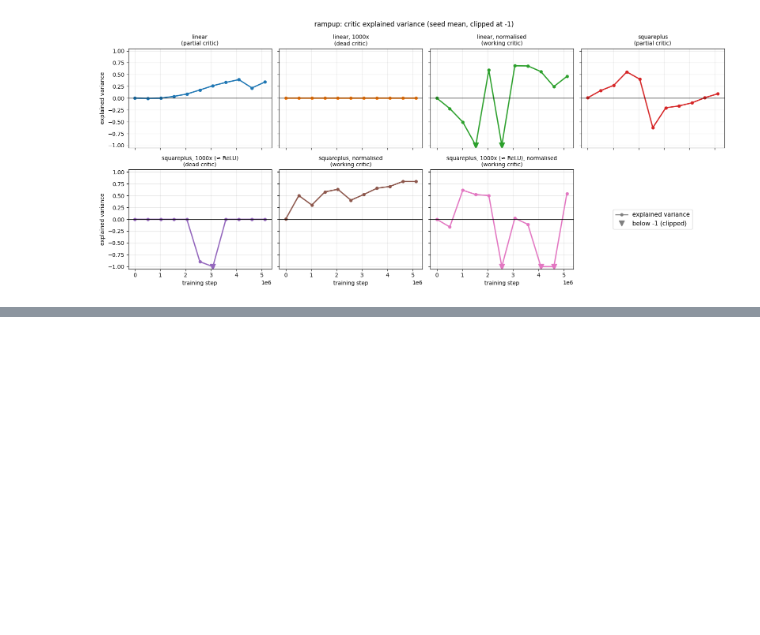
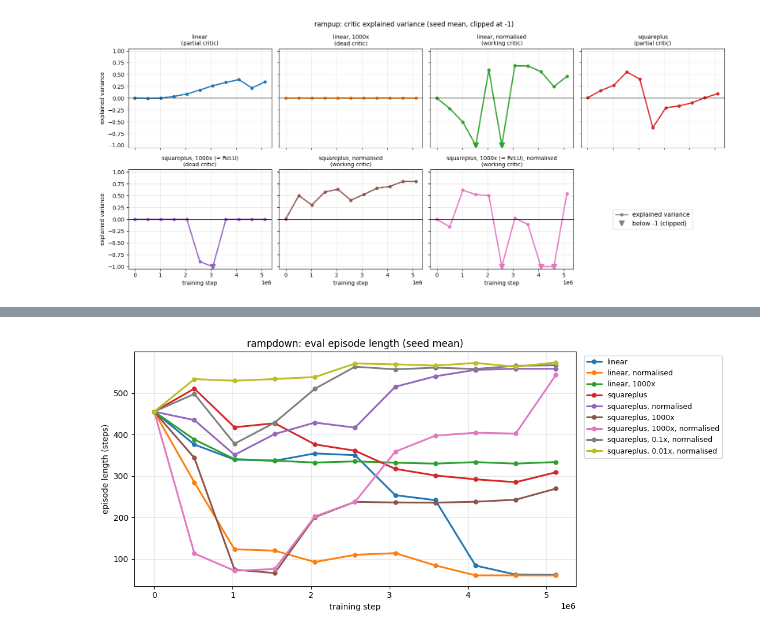
Before and after one commit to davcoope/plasmax, a Jupyter notebook: experiments/studies/dc_rewards_comparison.ipynb, the cells around one changed output, grey strips where cells are left out. Saved outputs shown, nothing was run; the diff lists cells and outputs as text; code cells hidden in the pictures; blank space fills up the shorter version.

Commit message:
Add rampdown results to dc_rewards_comparison notebook

```diff
--- a/experiments/studies/dc_rewards_comparison.ipynb
+++ b/experiments/studies/dc_rewards_comparison.ipynb
@@ -315,9 +317,9 @@ RAMPUP_RUNS = {
     "linear, 1000x":                        ("0hij3zon", False, 1000, False, "dead",    "C1", "-"),
     "linear, normalised":                   ("mx7y81ih", False, 1,    True,  "working", "C2", "-"),
     "squareplus":                           ("3iki5l34", True,  1,    False, "partial", "C3", "-"),
-    "squareplus, 1000x (≈ ReLU)":           ("nc6b9zjp", True,  1000, False, "dead",    "C4", "-"),
+    "squareplus, 1000x":           ("nc6b9zjp", True,  1000, False, "dead",    "C4", "-"),
     "squareplus, normalised":               ("36oatz9c", True,  1,    True,  "working", "C5", "-"),
-    "squareplus, 1000x (≈ ReLU), normalised": ("oj10fqor", True,  1000, True,  "working", "C6", "-"),
+    "squareplus, 1000x, normalised": ("oj10fqor", True,  1000, True,  "working", "C6", "-"),
 }
 
 def rampup_history(name):
@@ -486,0 +497,44 @@ fig.tight_layout(); save(fig, "rampup_critic_ev"); plt.show()
+# %%
+RAMPDOWN_PROJECT = "plasmax-rampdown"
+RD = "physics_eval/rampdown_return"  # raw rampdown score summed per eval episode
+RD_EP_CAP = 600  # rampdown episode length limit
+SHOW_ERROR_BARS_RD = False  # True: rampdown return plot shows ± std across seeds
+
+# name: (run id, squareplus, reward_score_scale, normalize_rewards, critic, color, linestyle)
+RAMPDOWN_RUNS = {
+    "linear":                                ("gxlhjvwm", False, 1,    False, "partial", "C0", "-"),
+    "linear, normalised":                    ("82t9d6j4", False, 1,    True,  "working", "C1", "-"),
+    "linear, 1000x":                         ("qnuwcy02", False, 1000, False, "dead",    "C2", "-"),
+    "squareplus":                            ("soz5j5r6", True,  1,    False, "working", "C3", "-"),
+    "squareplus, normalised":                ("j6z1en1p", True,  1,    True,  "working", "C4", "-"),
+    "squareplus, 1000x":            ("bwyx9im9", True,  1000, False, "partial", "C5", "-"),
+    "squareplus, 1000x, normalised": ("asz6h6h4", True,  1000, True,  "working", "C6", "-"),
+    "squareplus, 0.1x, normalised":          ("n59rlotj", True,  0.1,  True,  "working", "C7", "-"),
+    "squareplus, 0.01x, normalised":         ("izn1i47i", True,  0.01, True,  "working", "C8", "-"),
+}
+
+def rampdown_history(name):
+    rid, sp, scale, norm, *_ = RAMPDOWN_RUNS[name]
+    r = api.run(f"{ENTITY}/{RAMPDOWN_PROJECT}/{rid}")
+    cfg = (find(r.config, "squareplus"), find(r.config, "reward_score_scale"), find(r.config, "normalize_rewards"))
+    assert cfg == (sp, scale, norm) and find(r.config, "num_envs") == 128, (name, rid, cfg)
+    h = history(RAMPDOWN_PROJECT, rid, 1, [f"seeds/{s}/{k}" for s in SEEDS for k in (RD, EP_LEN)])
+    return {k: pd.concat({s: pd.to_numeric(h[f"seeds/{s}/{k}"], errors="coerce") for s in SEEDS}, axis=1)
+            for k in (RD, EP_LEN)}  # one column per seed
+
+rampdown = {name: rampdown_history(name) for name in RAMPDOWN_RUNS}
+
+def rampdown_plot(key, title, ylabel, fname, error_bars=False, zero_line=False):
+    fig, ax = plt.subplots(figsize=(11, 5))
+    for name, (*_, color, ls) in RAMPDOWN_RUNS.items():
+        d = rampdown[name][key]
+        m = d.mean(axis=1)
+        if error_bars:
+            ax.errorbar(m.index, m, yerr=d.std(axis=1), color=color, ls=ls, lw=2.2, marker="o", ms=5, capsize=3, label=name)
+        else:
+            ax.plot(m.index, m, color=color, ls=ls, lw=2.2, marker="o", ms=5, label=name)
+    finish(ax, title, ylabel, fname, zero_line=zero_line)
+
+rampdown_plot(EP_LEN, "rampdown: eval episode length (seed mean)", "episode length (steps)", "rampdown_episode_length")
+# %% [output]
+[figure, added]
```
Also changed, not shown: parts of 8 cells of this notebook.
